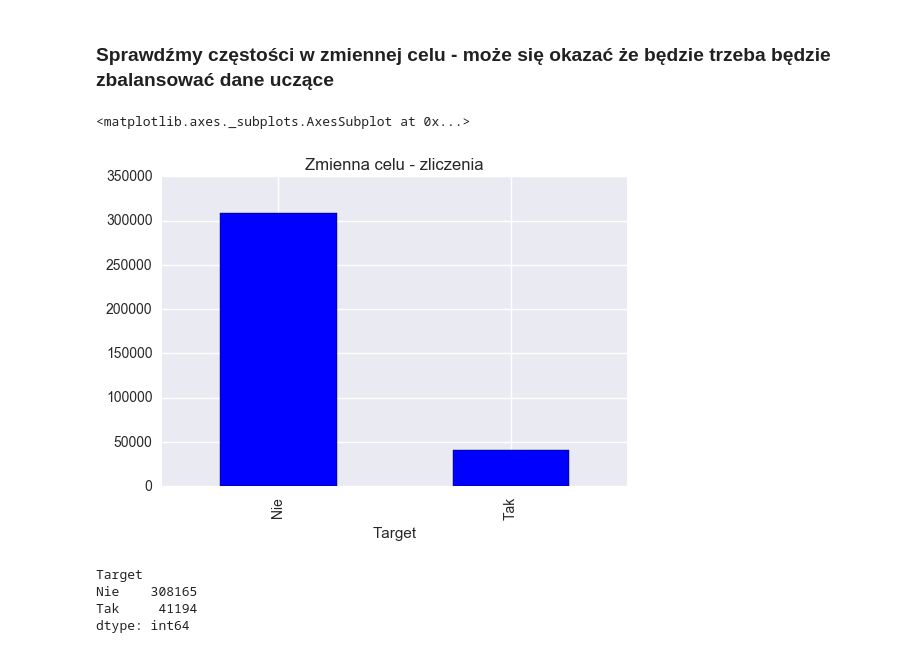
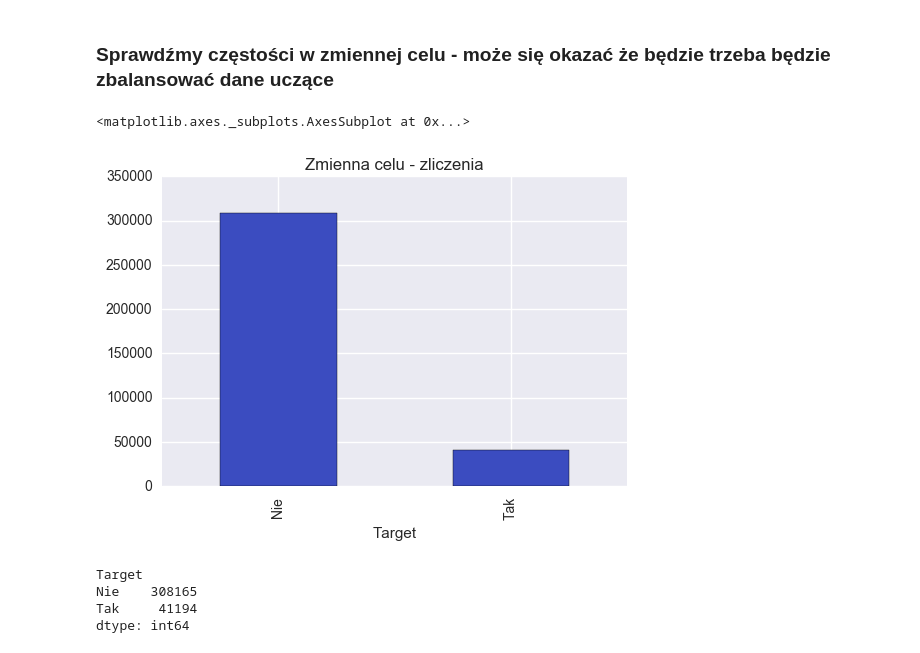
Before and after one commit to MikolajSedek/PythonCode, a Jupyter notebook: DataScienceWBiznesie_7_12_2016/Szybkie modelowanie w Pythonie.ipynb, the cells around one changed output. Cells and saved outputs as stored; diff of their text form; code cells hidden in the pictures.

```diff
--- a/DataScienceWBiznesie_7_12_2016/Szybkie modelowanie w Pythonie.ipynb
+++ b/DataScienceWBiznesie_7_12_2016/Szybkie modelowanie w Pythonie.ipynb
@@ -161,10 +161,11 @@ dataset_learn.iloc[0:10,380:390]
 # %% [markdown]
 ### Sprawdźmy częstości w zmiennej celu - może się okazać że będzie trzeba będzie zbalansować dane uczące
 # %%
-dataset_learn.groupby("Target").size().plot(kind="bar",title="Zmienna celu - zliczenia", colormap="bwr")
+dataset_learn.groupby("Target").size().plot(kind="bar",
+                                            title="Zmienna celu - zliczenia", colormap = "coolwarm")
 # %% [output]
 <matplotlib.axes._subplots.AxesSubplot at 0x...>
-[figure, old version]
+[figure, new version]
 # %%
 print(dataset_learn.groupby("Target").size())
 # %% [output]
```
Also changed, not shown: parts of 26 cells of this notebook.
